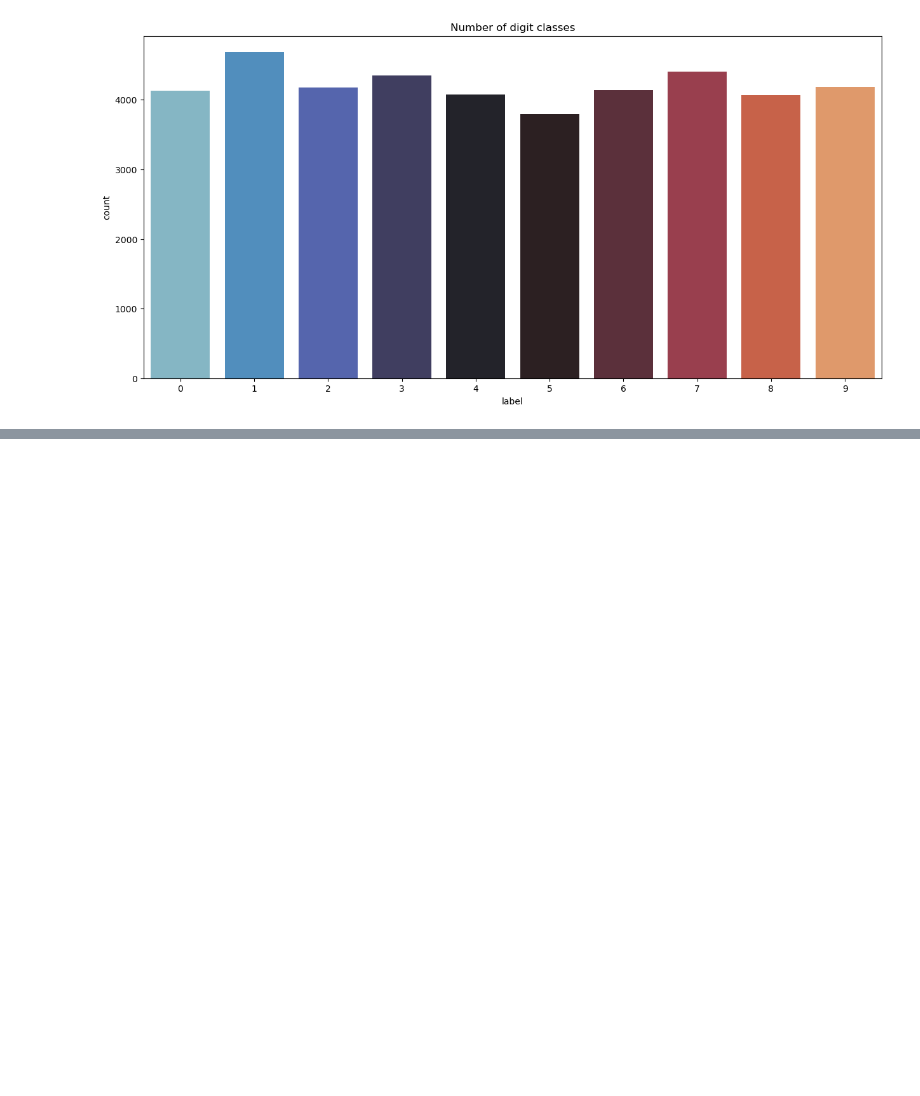
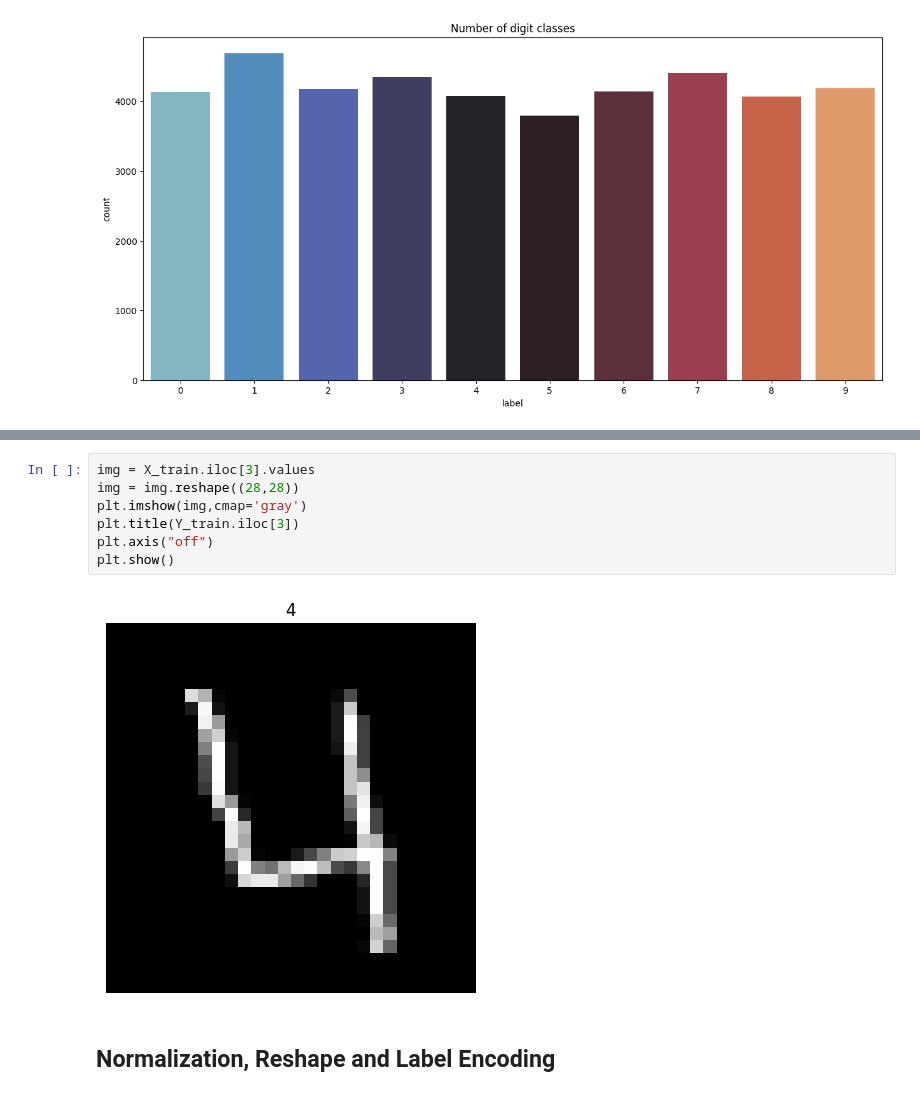
Before and after one commit to y-Zhang123/Machine-Learning, a Jupyter notebook: Neural network/img_recog.ipynb, the cells around one changed output, grey strips where cells are left out. Cells and saved outputs as stored; diff of their text form; blank space fills up the shorter version.

```diff
--- a/Neural network/img_recog.ipynb
+++ b/Neural network/img_recog.ipynb
@@ -80,3 +90,14 @@ plt.axis("off")
 plt.show()
 # %% [output]
 [figure]
+# %%
+img = X_train.iloc[3].values
+img = img.reshape((28,28))
+plt.imshow(img,cmap='gray')
+plt.title(Y_train.iloc[3])
+plt.axis("off")
+plt.show()
+# %% [output]
+[figure, added]
+# %% [markdown]
+## Normalization, Reshape and Label Encoding
```
Also changed, not shown: parts of 26 cells of this notebook.
